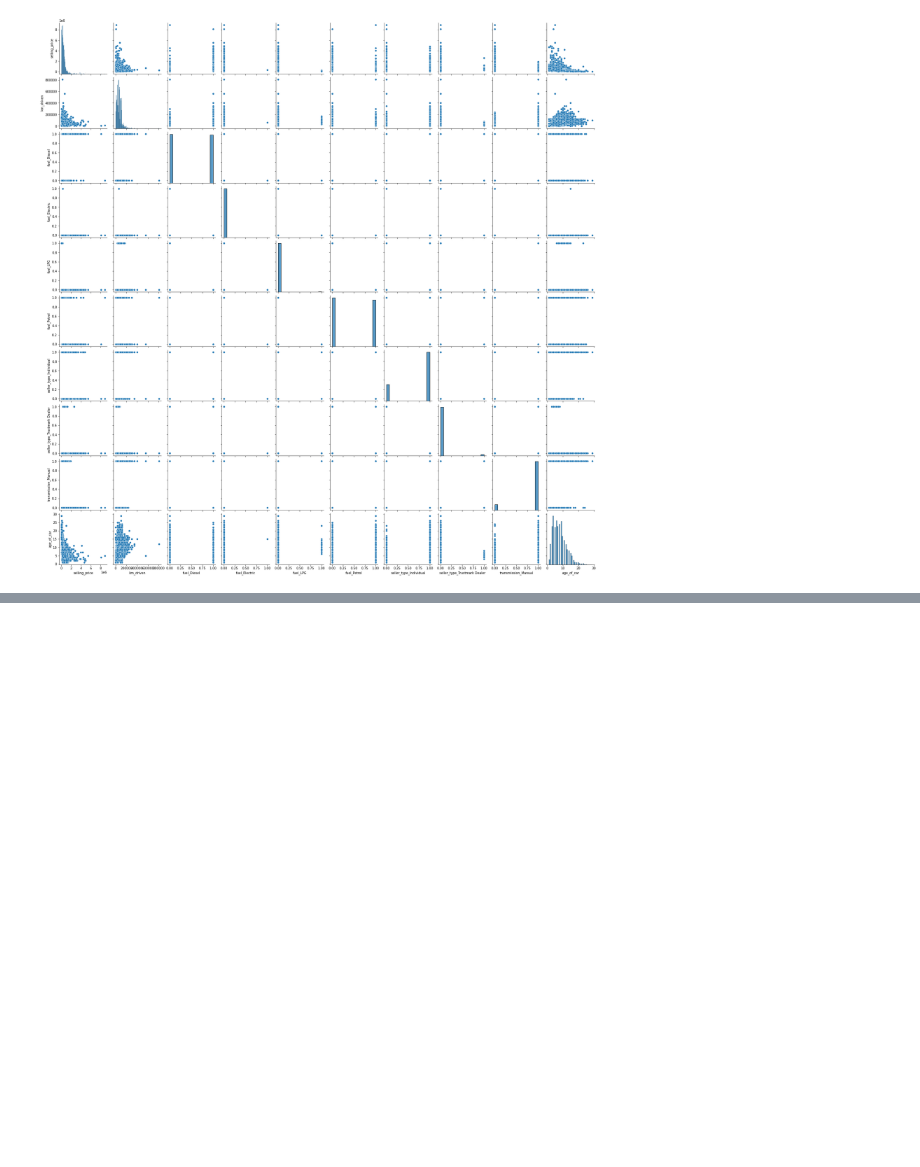
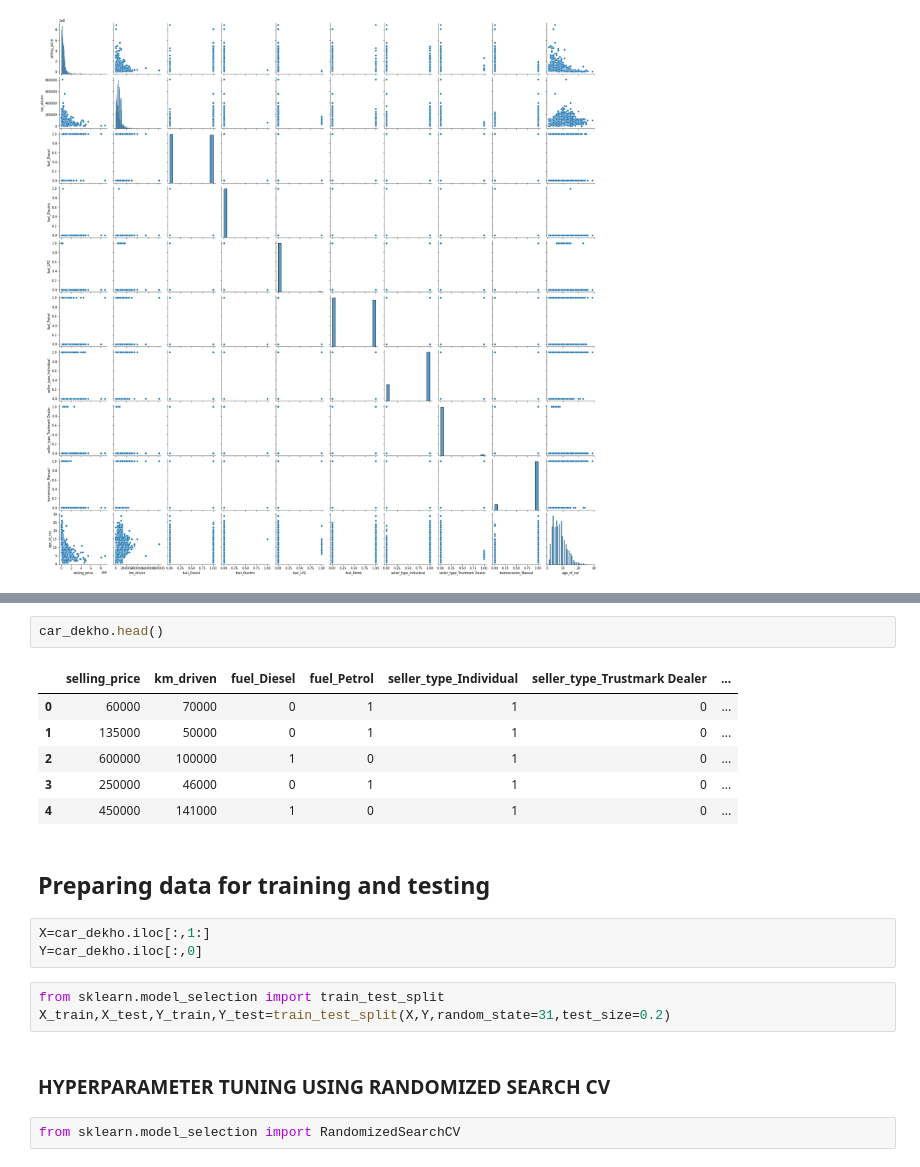
Before and after one commit to Shivang-Agarwal11/ML-Deep-Learning, a Jupyter notebook: ML/carprice/car_dekho.ipynb, the cells around one changed output, grey strips where cells are left out. Saved outputs shown, nothing was run; the diff lists cells and outputs as text; blank space fills up the shorter version.

```diff
--- a/ML/carprice/car_dekho.ipynb
+++ b/ML/carprice/car_dekho.ipynb
@@ -96,0 +113,21 @@ for i in car_dekho:
+# %%
+car_dekho.head()
+# %% [output]
+|  | selling_price | km_driven | fuel_Diesel | fuel_Petrol | seller_type_Individual | seller_type_Trustmark Dealer | ... |
+| 0 | 60000 | 70000 | 0 | 1 | 1 | 0 | ... |
+| 1 | 135000 | 50000 | 0 | 1 | 1 | 0 | ... |
+| 2 | 600000 | 100000 | 1 | 0 | 1 | 0 | ... |
+| 3 | 250000 | 46000 | 0 | 1 | 1 | 0 | ... |
+| 4 | 450000 | 141000 | 1 | 0 | 1 | 0 | ... |
+# %% [markdown]
+## Preparing data for training and testing
+# %%
+X=car_dekho.iloc[:,1:]
+Y=car_dekho.iloc[:,0]
+# %%
+from sklearn.model_selection import train_test_split
+X_train,X_test,Y_train,Y_test=train_test_split(X,Y,random_state=31,test_size=0.2)
+# %% [markdown]
+### HYPERPARAMETER TUNING USING RANDOMIZED SEARCH CV
+# %%
+from sklearn.model_selection import RandomizedSearchCV
```
Also changed, not shown: parts of 24 cells of this notebook.
